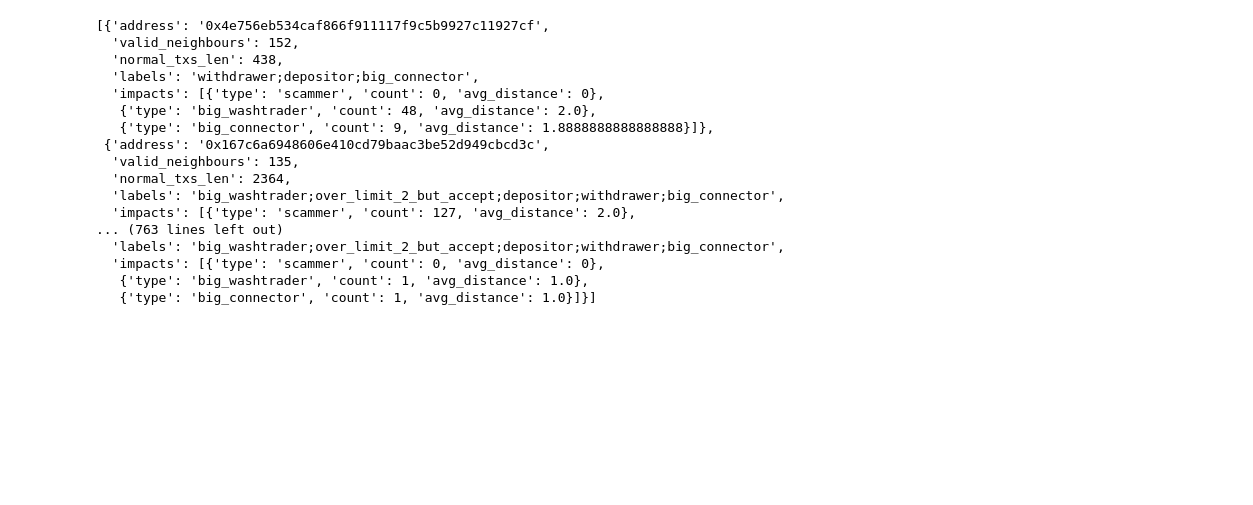
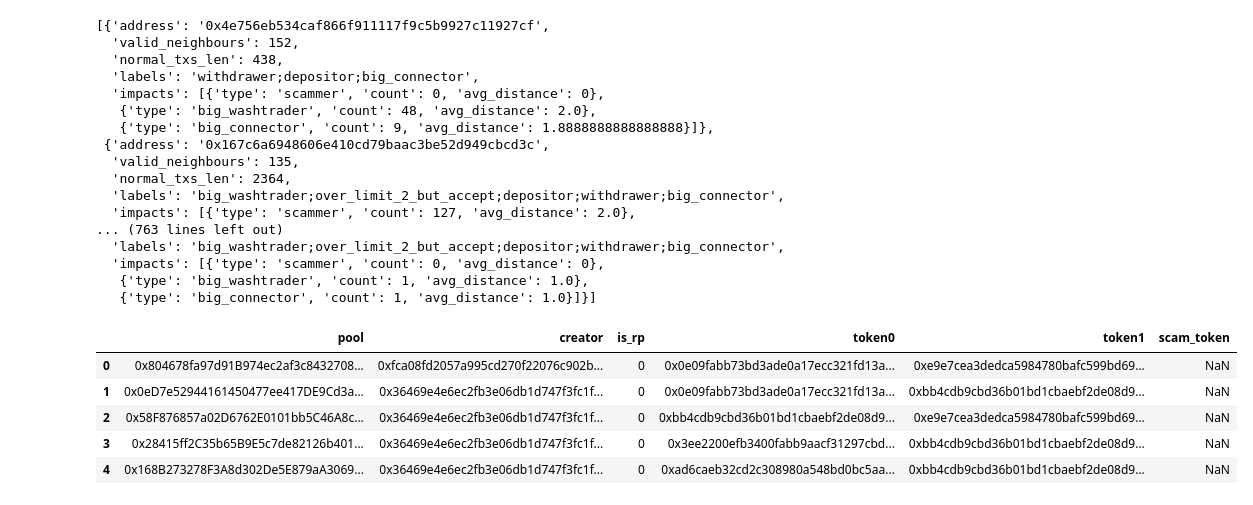
Before and after one commit to duyhuynhdev/serial-scammer-analyser, a Jupyter notebook: main/algorithms/analysis.ipynb, the cells around one changed output. Drawn from its saved outputs; the diff is of its cells as text; code cells hidden in the pictures; blank space fills up the shorter version.

```diff
--- a/main/algorithms/analysis.ipynb
+++ b/main/algorithms/analysis.ipynb
@@ -115,3 +115,13 @@ display(results)
   'impacts': [{'type': 'scammer', 'count': 0, 'avg_distance': 0},
    {'type': 'big_washtrader', 'count': 1, 'avg_distance': 1.0},
    {'type': 'big_connector', 'count': 1, 'avg_distance': 1.0}]}]
+# %%
+df = pd.read_csv(os.path.join(path.panv2_processed_path, "1_pair_pool_labels.csv"))
+display(df.head())
+# %% [output]
+|  | pool | creator | is_rp | token0 | token1 | scam_token |
+| 0 | 0x804678fa97d91B974ec2af3c8432708... | 0xfca08fd2057a995cd270f22076c902b... | 0 | 0x0e09fabb73bd3ade0a17ecc321fd13a... | 0xe9e7cea3dedca5984780bafc599bd69... | NaN |
+| 1 | 0x0eD7e52944161450477ee417DE9Cd3a... | 0x36469e4e6ec2fb3e06db1d747f3fc1f... | 0 | 0x0e09fabb73bd3ade0a17ecc321fd13a... | 0xbb4cdb9cbd36b01bd1cbaebf2de08d9... | NaN |
+| 2 | 0x58F876857a02D6762E0101bb5C46A8c... | 0x36469e4e6ec2fb3e06db1d747f3fc1f... | 0 | 0xbb4cdb9cbd36b01bd1cbaebf2de08d9... | 0xe9e7cea3dedca5984780bafc599bd69... | NaN |
+| 3 | 0x28415ff2C35b65B9E5c7de82126b401... | 0x36469e4e6ec2fb3e06db1d747f3fc1f... | 0 | 0x3ee2200efb3400fabb9aacf31297cbd... | 0xbb4cdb9cbd36b01bd1cbaebf2de08d9... | NaN |
+| 4 | 0x168B273278F3A8d302De5E879aA3069... | 0x36469e4e6ec2fb3e06db1d747f3fc1f... | 0 | 0xad6caeb32cd2c308980a548bd0bc5aa... | 0xbb4cdb9cbd36b01bd1cbaebf2de08d9... | NaN |
```
Also changed, not shown: parts of 1 cell of this notebook, 7 other files.
